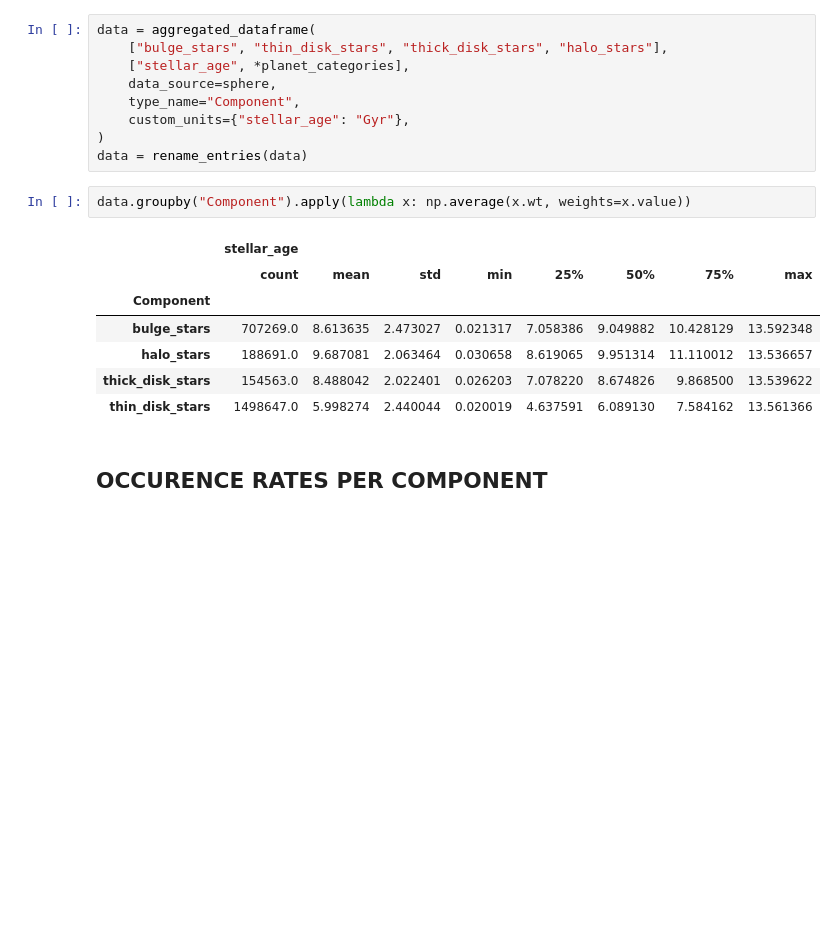
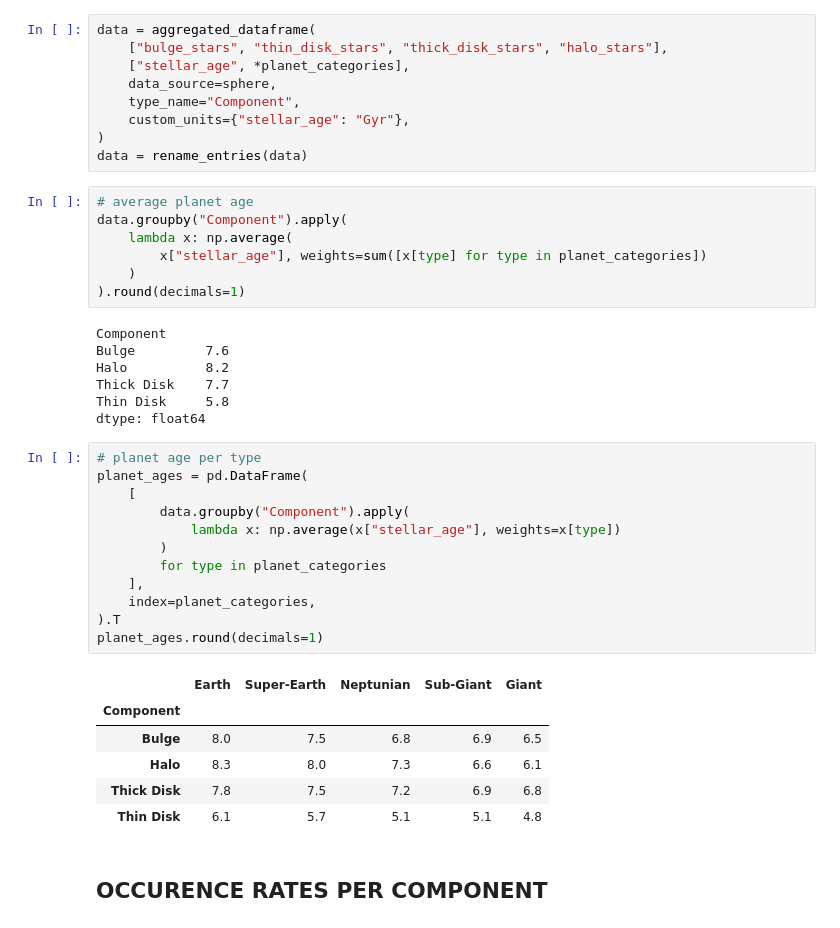
Before and after one commit to ChrisBoettner/skaro, a Jupyter notebook: notebooks/Component_populations.ipynb, the cells around one changed output. Cells and saved outputs as stored; diff of their text form; blank space fills up the shorter version.

```diff
--- a/notebooks/Component_populations.ipynb
+++ b/notebooks/Component_populations.ipynb
@@ -100,15 +100,38 @@ data = aggregated_dataframe(
 )
 data = rename_entries(data)
 # %%
-data.groupby("Component").apply(lambda x: np.average(x.wt, weights=x.value))
+# average planet age
+data.groupby("Component").apply(
+    lambda x: np.average(
+        x["stellar_age"], weights=sum([x[type] for type in planet_categories])
+    )
+).round(decimals=1)
 # %% [output]
-|  | stellar_age |  |  |  |  |  |  |  |
-|  | count | mean | std | min | 25% | 50% | 75% | max |
-| Component |  |  |  |  |  |  |  |  |
-| bulge_stars | 707269.0 | 8.613635 | 2.473027 | 0.021317 | 7.058386 | 9.049882 | 10.428129 | 13.592348 |
-| halo_stars | 188691.0 | 9.687081 | 2.063464 | 0.030658 | 8.619065 | 9.951314 | 11.110012 | 13.536657 |
-| thick_disk_stars | 154563.0 | 8.488042 | 2.022401 | 0.026203 | 7.078220 | 8.674826 | 9.868500 | 13.539622 |
-| thin_disk_stars | 1498647.0 | 5.998274 | 2.440044 | 0.020019 | 4.637591 | 6.089130 | 7.584162 | 13.561366 |
+Component
+Bulge         7.6
+Halo          8.2
+Thick Disk    7.7
+Thin Disk     5.8
+dtype: float64
+# %%
+# planet age per type
+planet_ages = pd.DataFrame(
+    [
+        data.groupby("Component").apply(
+            lambda x: np.average(x["stellar_age"], weights=x[type])
+        )
+        for type in planet_categories
+    ],
+    index=planet_categories,
+).T
+planet_ages.round(decimals=1)
+# %% [output]
+|  | Earth | Super-Earth | Neptunian | Sub-Giant | Giant |
+| Component |  |  |  |  |  |
+| Bulge | 8.0 | 7.5 | 6.8 | 6.9 | 6.5 |
+| Halo | 8.3 | 8.0 | 7.3 | 6.6 | 6.1 |
+| Thick Disk | 7.8 | 7.5 | 7.2 | 6.9 | 6.8 |
+| Thin Disk | 6.1 | 5.7 | 5.1 | 5.1 | 4.8 |
 # %% [markdown]
 ## OCCURENCE RATES PER COMPONENT
 # %%
```
Also changed, not shown: parts of 2 cells of this notebook, 11 other files.
